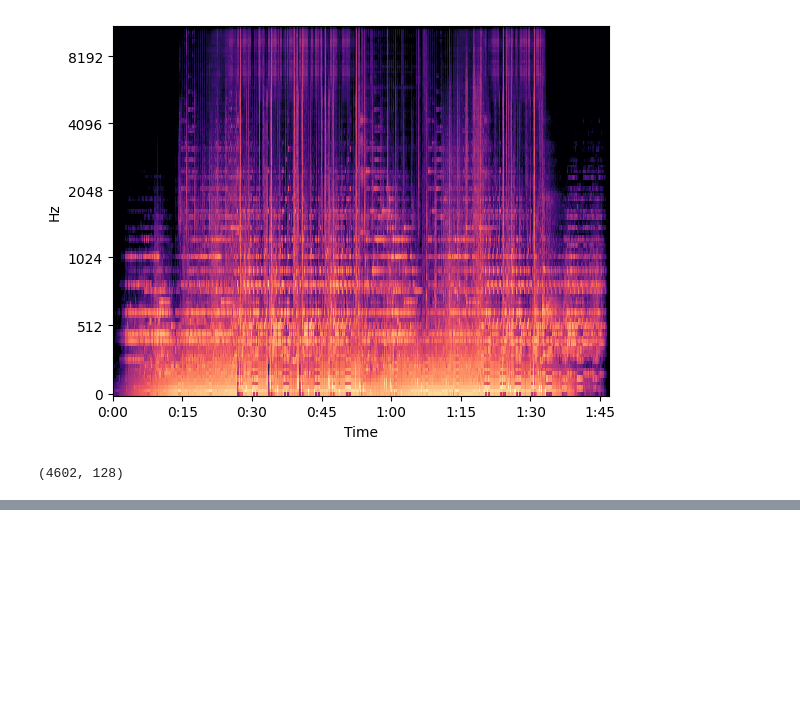
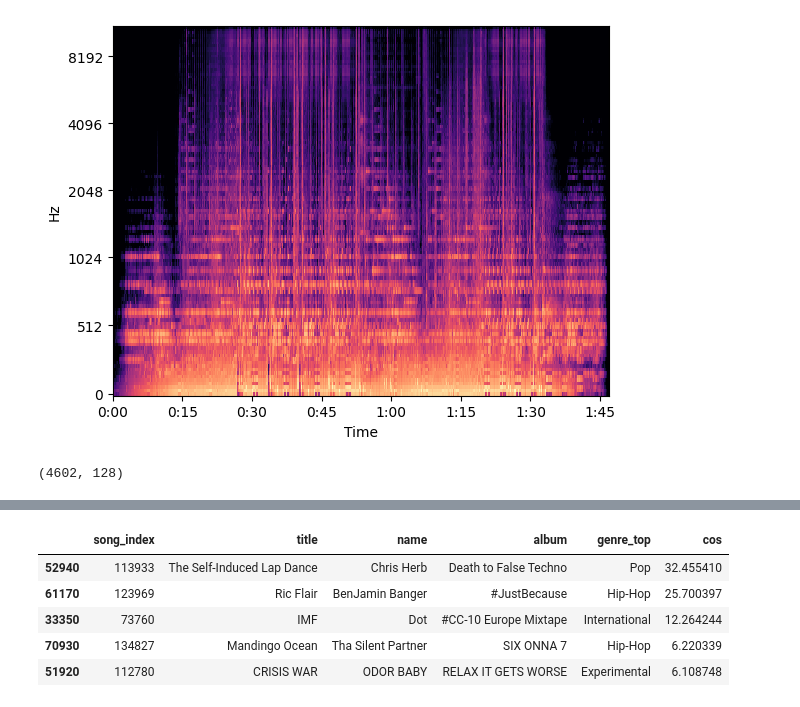
Before and after one commit to vijay-ravuri/audio-modeling, a Jupyter notebook: code/recommender.ipynb, the cells around one changed output, grey strips where cells are left out. Drawn from its saved outputs; the diff is of its cells as text; code cells hidden in the pictures; blank space fills up the shorter version.

```diff
--- a/code/recommender.ipynb
+++ b/code/recommender.ipynb
@@ -115,0 +173,2 @@ dianagram.T.shape
+# %%
+idk = pd.DataFrame(cosine_similarity(decomped, X))
@@ -115,0 +193,20 @@ dianagram.T.shape
+# %%
+to_stack = []
+for thing in idk.index:
+    top5 = idk.loc[thing, :].sort_values().tail()
+    topper5 = pd.DataFrame(zip(top5.index, top5.values), columns = ['segment', 'cos'])
+    # topper5['og_segment'] = thing
+    topper5['cos'] = topper5['cos'].apply(lambda x: 0.8 * x if thing < 3 else x)
+    to_stack.append(topper5)
+
+stacked_sim = pd.concat(to_stack).reset_index(drop = True)
+# %%
+mored = pd.merge(
+    stacked_sim,
+    df[['song_index', 'title', 'name', 'album', 'genre_top']],
+    how = 'inner',
+    left_on = 'segment',
+    right_index = True
+)
+# %%
+toppest5 = mored.groupby('song_index')['cos'].sum().sort_values(ascending = False).head()
@@ -116,3 +223,18 @@ dianagram.T.shape
+# %%
+pd.merge(
+    df[(df['song_index'].isin(toppest5.index)) & (df['ts'] == 0)][['song_index', 'title', 'name', 'album', 'genre_top']],
+    toppest5,
+    how = 'inner',
+    left_on = 'song_index',
+    right_index = True
+).sort_values(by = 'cos', ascending = False)
+# %% [output]
+|  | song_index | title | name | album | genre_top | cos |
+| 52940 | 113933 | The Self-Induced Lap Dance | Chris Herb | Death to False Techno | Pop | 32.455410 |
+| 61170 | 123969 | Ric Flair | BenJamin Banger | #JustBecause | Hip-Hop | 25.700397 |
+| 33350 | 73760 | IMF | Dot | #CC-10 Europe Mixtape | International | 12.264244 |
+| 70930 | 134827 | Mandingo Ocean | Tha Silent Partner | SIX ONNA 7 | Hip-Hop | 6.220339 |
+| 51920 | 112780 | CRISIS WAR | ODOR BABY | RELAX IT GETS WORSE | Experimental | 6.108748 |
 # %%
 with open('../data/pickle/kmeans.pkl', 'wb') as f:
     pickle.dump(km, f)
```
Also changed, not shown: parts of 12 cells of this notebook.
